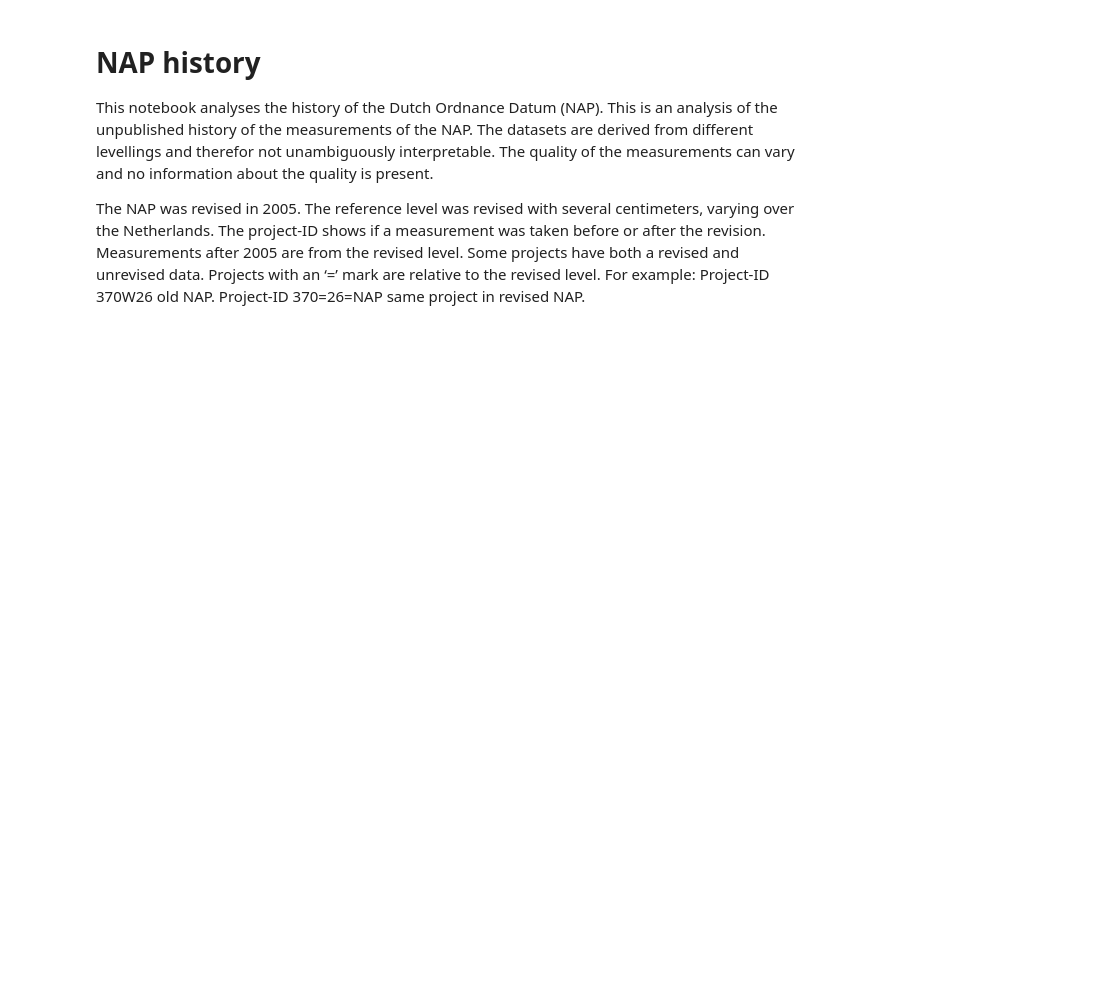
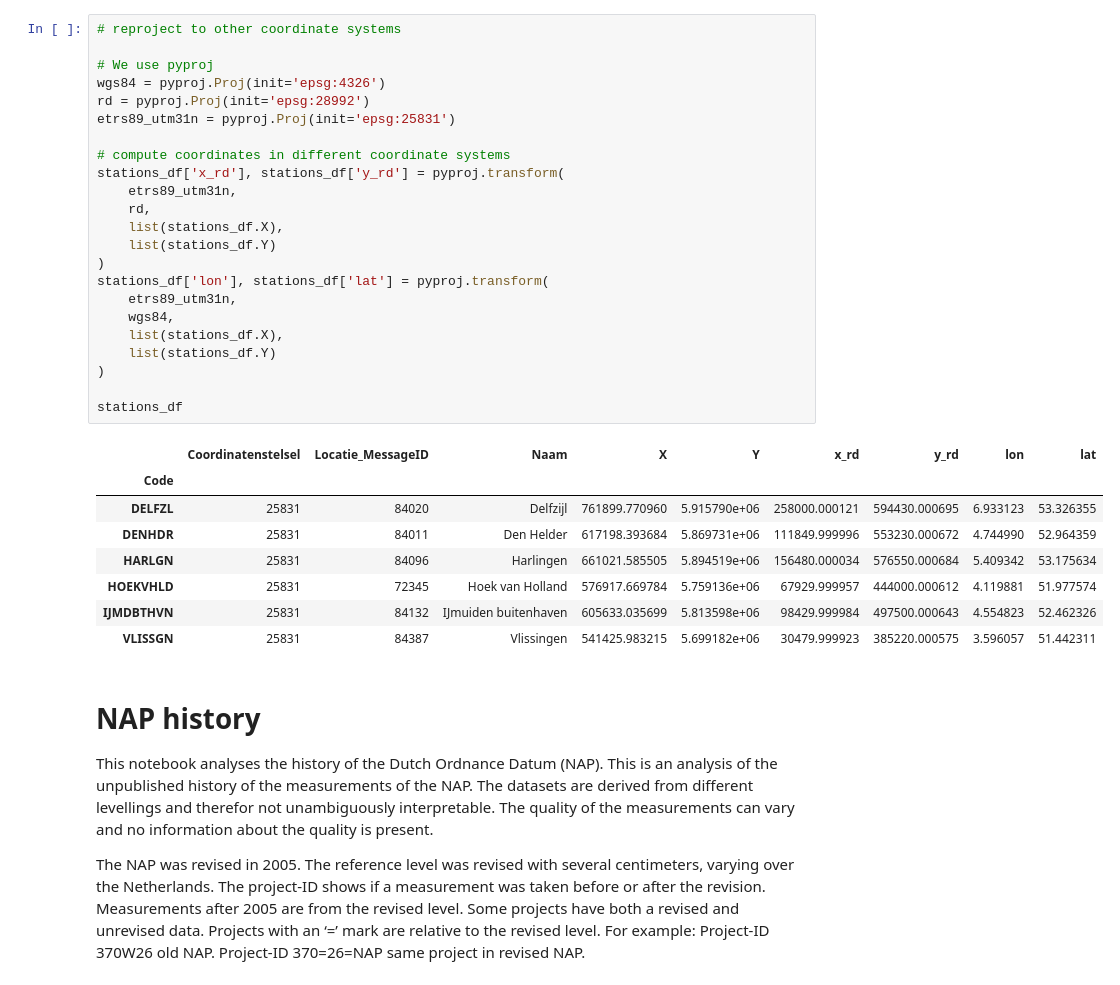
Before and after one commit to openearth/sealevel, a Jupyter notebook: notebooks/analysis/subsidence/nap-history.ipynb, the cells around one changed output. Drawn from its saved outputs; the diff is of its cells as text; blank space fills up the shorter version.

```diff
--- a/notebooks/analysis/subsidence/nap-history.ipynb
+++ b/notebooks/analysis/subsidence/nap-history.ipynb
@@ -13,3 +50,35 @@ seaborn.set()
+# %%
+# reproject to other coordinate systems
+
+# We use pyproj
+wgs84 = pyproj.Proj(init='epsg:4326')
+rd = pyproj.Proj(init='epsg:28992')
+etrs89_utm31n = pyproj.Proj(init='epsg:25831')
+
+# compute coordinates in different coordinate systems
+stations_df['x_rd'], stations_df['y_rd'] = pyproj.transform(
+    etrs89_utm31n,
+    rd,
+    list(stations_df.X),
+    list(stations_df.Y)
+)
+stations_df['lon'], stations_df['lat'] = pyproj.transform(
+    etrs89_utm31n,
+    wgs84,
+    list(stations_df.X),
+    list(stations_df.Y)
+)
+
+stations_df
+# %% [output]
+|  | Coordinatenstelsel | Locatie_MessageID | Naam | X | Y | x_rd | y_rd | lon | lat |
+| Code |  |  |  |  |  |  |  |  |  |
+| DELFZL | 25831 | 84020 | Delfzijl | 761899.770960 | 5.915790e+06 | 258000.000121 | 594430.000695 | 6.933123 | 53.326355 |
+| DENHDR | 25831 | 84011 | Den Helder | 617198.393684 | 5.869731e+06 | 111849.999996 | 553230.000672 | 4.744990 | 52.964359 |
+| HARLGN | 25831 | 84096 | Harlingen | 661021.585505 | 5.894519e+06 | 156480.000034 | 576550.000684 | 5.409342 | 53.175634 |
+| HOEKVHLD | 25831 | 72345 | Hoek van Holland | 576917.669784 | 5.759136e+06 | 67929.999957 | 444000.000612 | 4.119881 | 51.977574 |
+| IJMDBTHVN | 25831 | 84132 | IJmuiden buitenhaven | 605633.035699 | 5.813598e+06 | 98429.999984 | 497500.000643 | 4.554823 | 52.462326 |
+| VLISSGN | 25831 | 84387 | Vlissingen | 541425.983215 | 5.699182e+06 | 30479.999923 | 385220.000575 | 3.596057 | 51.442311 |
 # %% [markdown]
 # NAP history
 
```
Also changed, not shown: parts of 31 cells of this notebook, 2 other files.
